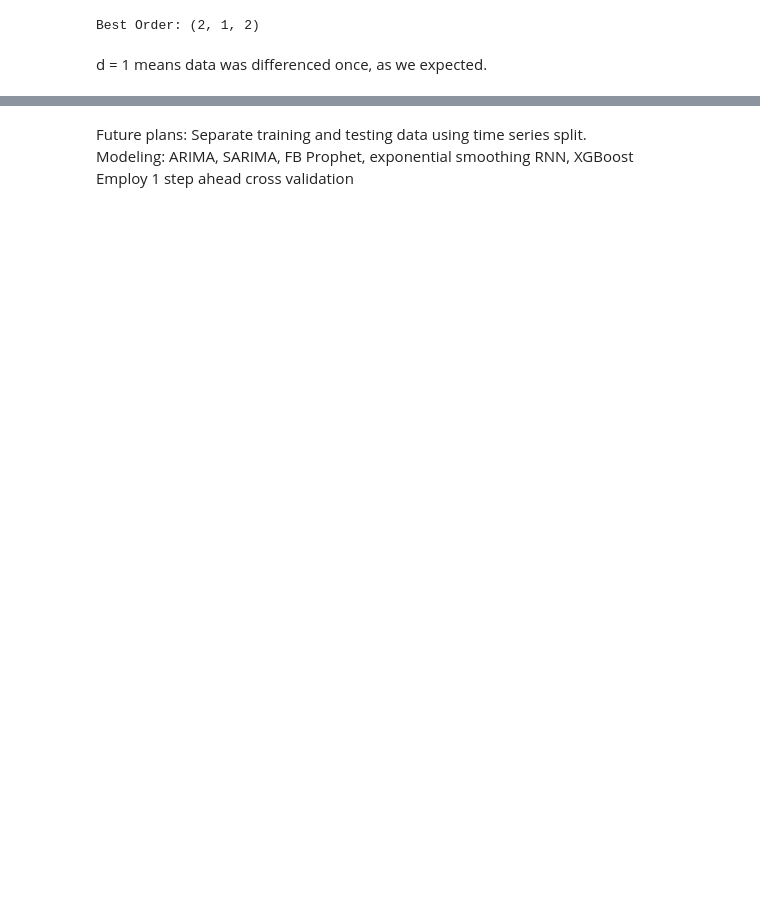
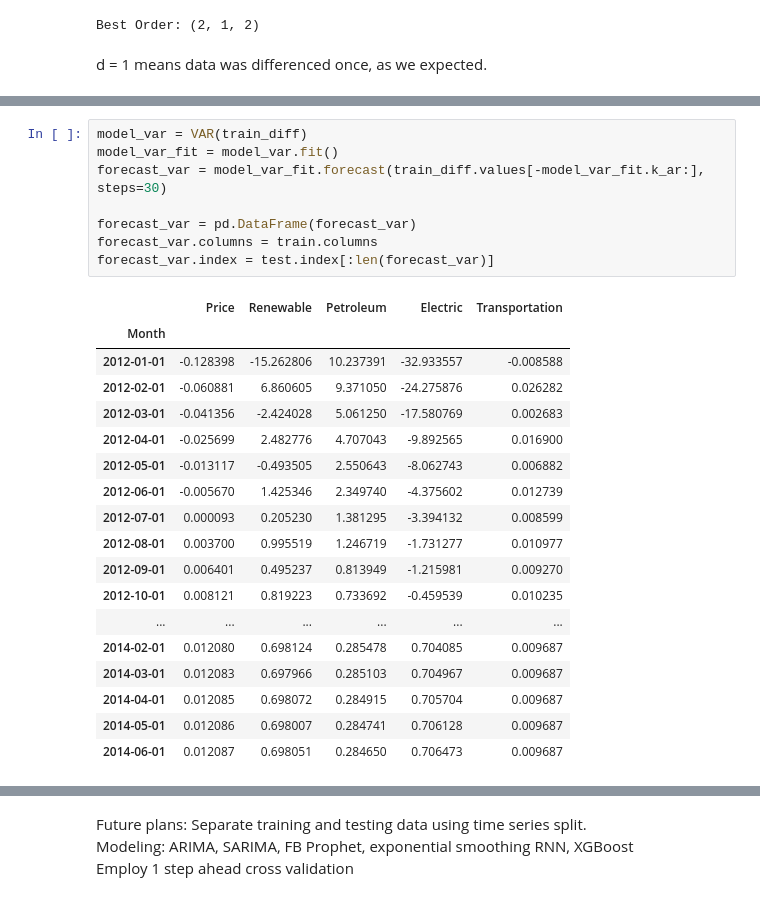
Before and after one commit to bktakacs/springboard_dsc_capstone3, a Jupyter notebook: pp-model.ipynb, the cells around one changed output, grey strips where cells are left out. Cells and saved outputs as stored; diff of their text form; blank space fills up the shorter version.

```diff
--- a/pp-model.ipynb
+++ b/pp-model.ipynb
@@ -207,0 +263,27 @@ This model underestimates trend of eneergy prices.
+# %%
+model_var = VAR(train_diff)
+model_var_fit = model_var.fit()
+forecast_var = model_var_fit.forecast(train_diff.values[-model_var_fit.k_ar:], steps=30)
+
+forecast_var = pd.DataFrame(forecast_var)
+forecast_var.columns = train.columns
+forecast_var.index = test.index[:len(forecast_var)]
+# %% [output]
+|  | Price | Renewable | Petroleum | Electric | Transportation |
+| Month |  |  |  |  |  |
+| 2012-01-01 | -0.128398 | -15.262806 | 10.237391 | -32.933557 | -0.008588 |
+| 2012-02-01 | -0.060881 | 6.860605 | 9.371050 | -24.275876 | 0.026282 |
+| 2012-03-01 | -0.041356 | -2.424028 | 5.061250 | -17.580769 | 0.002683 |
+| 2012-04-01 | -0.025699 | 2.482776 | 4.707043 | -9.892565 | 0.016900 |
+| 2012-05-01 | -0.013117 | -0.493505 | 2.550643 | -8.062743 | 0.006882 |
+| 2012-06-01 | -0.005670 | 1.425346 | 2.349740 | -4.375602 | 0.012739 |
+| 2012-07-01 | 0.000093 | 0.205230 | 1.381295 | -3.394132 | 0.008599 |
+| 2012-08-01 | 0.003700 | 0.995519 | 1.246719 | -1.731277 | 0.010977 |
+| 2012-09-01 | 0.006401 | 0.495237 | 0.813949 | -1.215981 | 0.009270 |
+| 2012-10-01 | 0.008121 | 0.819223 | 0.733692 | -0.459539 | 0.010235 |
+| ... | ... | ... | ... | ... | ... |
+| 2014-02-01 | 0.012080 | 0.698124 | 0.285478 | 0.704085 | 0.009687 |
+| 2014-03-01 | 0.012083 | 0.697966 | 0.285103 | 0.704967 | 0.009687 |
+| 2014-04-01 | 0.012085 | 0.698072 | 0.284915 | 0.705704 | 0.009687 |
+| 2014-05-01 | 0.012086 | 0.698007 | 0.284741 | 0.706128 | 0.009687 |
+| 2014-06-01 | 0.012087 | 0.698051 | 0.284650 | 0.706473 | 0.009687 |
```
Also changed, not shown: parts of 10 cells of this notebook.
